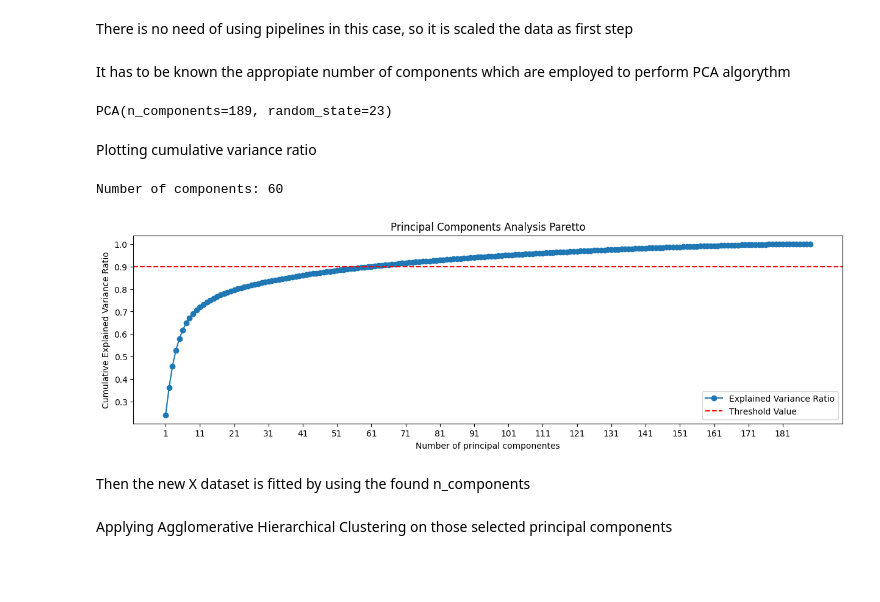
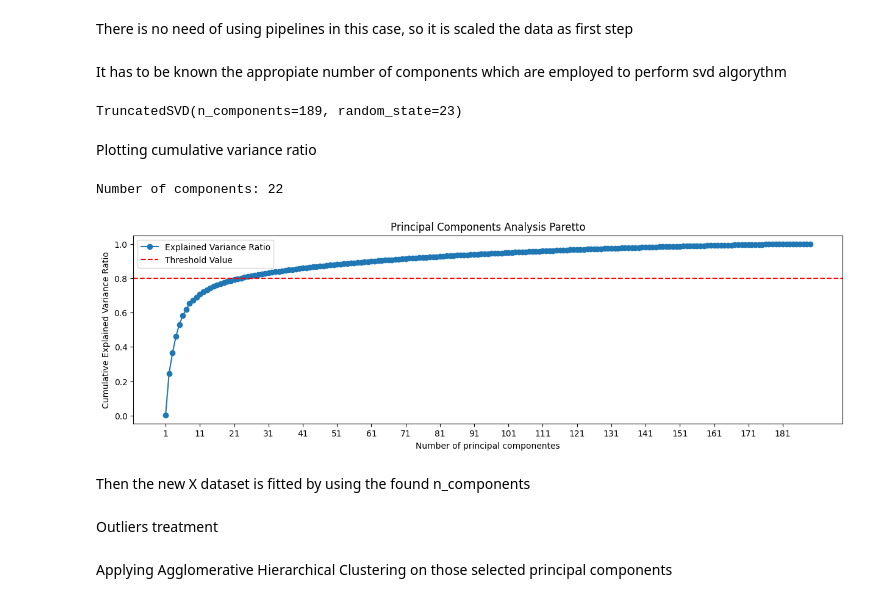
Before and after one commit to JoseGarayar/clustering_utec, a Jupyter notebook: notebook_bruno.ipynb, the cells around one changed output. Drawn from its saved outputs; the diff is of its cells as text; code cells hidden in the pictures; blank space fills up the shorter version.

```diff
--- a/notebook_bruno.ipynb
+++ b/notebook_bruno.ipynb
@@ -22,41 +25,41 @@ There is no need of using pipelines in this case, so it is scaled the data as fi
 # %%
 X_sc = MinMaxScaler().fit_transform(X)
 # %% [markdown]
-It has to be known the appropiate number of components which are employed to perform PCA algorythm
+It has to be known the appropiate number of components which are employed to perform svd algorythm
 # %%
-# declaring and pca instance
-pca_all = PCA(n_components = X.shape[0], random_state = 23)
+# declaring and svd instance
+svd_all = TruncatedSVD(n_components = X.shape[0], random_state = 23)
 
 # fitting pipeline
-pca_all.fit(X_sc)
+svd_all.fit(X_sc)
 # %% [output]
-PCA(n_components=189, random_state=23)
+TruncatedSVD(n_components=189, random_state=23)
 # %% [markdown]
 Plotting cumulative variance ratio
 # %%
 # getting cumulative variance
-cum_variance = np.cumsum(pca_all.explained_variance_ratio_)
+cum_variance = np.cumsum(svd_all.explained_variance_ratio_)
 
 # choosing threshold
-threshold = 0.90
+threshold = 0.80
 
 # Calculating the selected number of components by using the chosen threshold
-n_pca = len(cum_variance[cum_variance <= threshold])
-print(f"Number of components: {n_pca}")
+n_svd = len(cum_variance[cum_variance <= threshold])
+print(f"Number of components: {n_svd}")
 
 # defining plot
 plt.figure(figsize = (15, 4))
 plt.plot(cum_variance, '-o', label = 'Explained Variance Ratio')
 plt.title('Principal Components Analysis Paretto')
 plt.ylabel('Cumulative Explained Variance Ratio')
 plt.xlabel('Number of principal componentes')
 plt.xticks(range(0, X.shape[0], 10), range(1, X.shape[0] + 1, 10))
 plt.axhline(threshold, c = 'red', label = 'Threshold Value', linestyle = '--')
 plt.legend()
 plt.show()
 # %% [output]
-Number of components: 60
+Number of components: 22
-[figure, old version]
+[figure, new version]
 # %% [markdown]
 Then the new X dataset is fitted by using the found n_components
 # %%
@@ -67,0 +71,2 @@ X_pca = pca.fit_transform(X_sc)
+# %% [markdown]
+Outliers treatment
```
Also changed, not shown: parts of 19 cells of this notebook.
